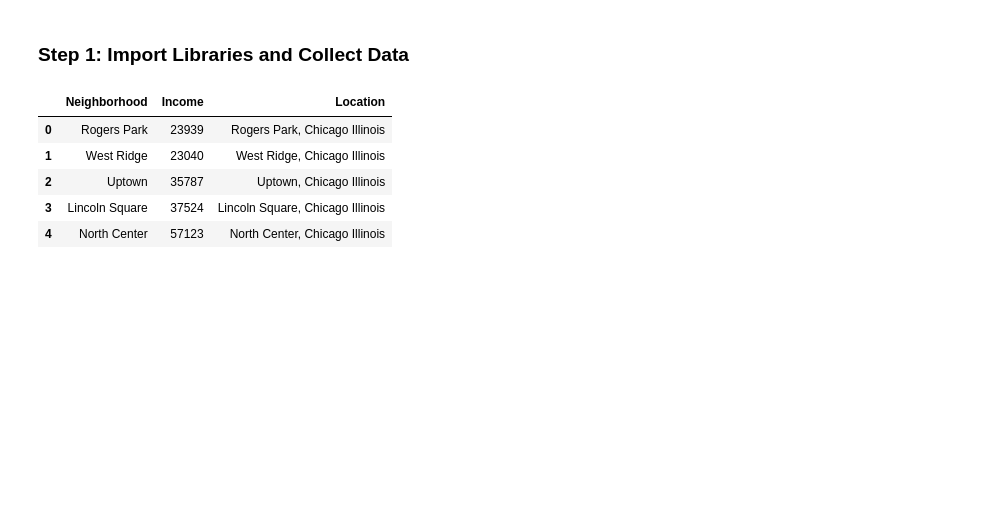
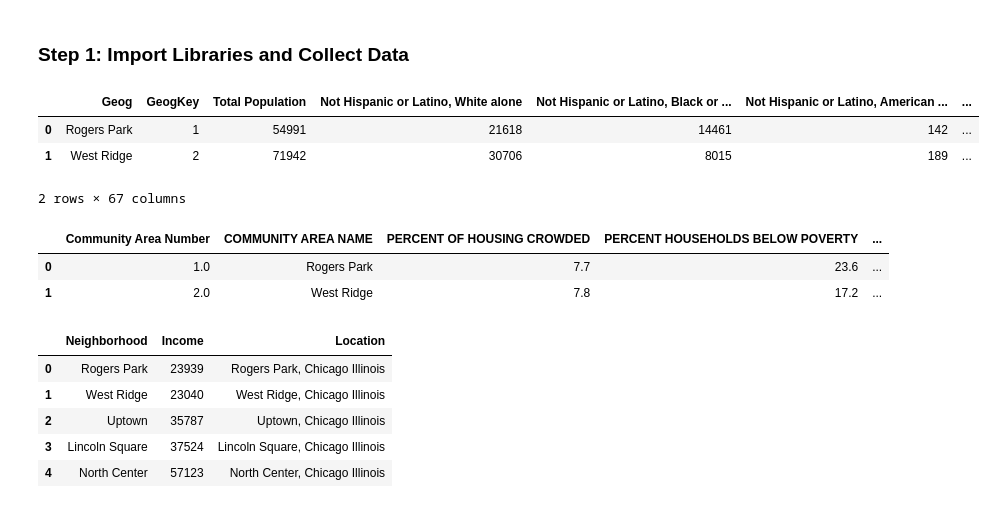
Before and after one commit to scbrown001/Coursera_Capstone, a Jupyter notebook: Data Science Capstone.ipynb, the cells around one changed output. Saved outputs shown, nothing was run; the diff lists cells and outputs as text; code cells hidden in the pictures; blank space fills up the shorter version.

```diff
--- a/Data Science Capstone.ipynb
+++ b/Data Science Capstone.ipynb
@@ -37,6 +37,19 @@ from pandas.io.json import json_normalize
 #read in data files
 censusData = pd.read_excel('2010_chicago_census.xlsx',header = 1)
 socioData = pd.read_csv('Census_Data_-_Selected_socioeconomic_indicators_in_Chicago__2008___2012.csv')
+# %%
+censusData.head(2)
+# %% [output]
+|  | Geog | GeogKey | Total Population | Not Hispanic or Latino, White alone | Not Hispanic or Latino, Black or ... | Not Hispanic or Latino, American ... | ... |
+| 0 | Rogers Park | 1 | 54991 | 21618 | 14461 | 142 | ... |
+| 1 | West Ridge | 2 | 71942 | 30706 | 8015 | 189 | ... |
+2 rows × 67 columns
+# %%
+socioData.head(2)
+# %% [output]
+|  | Community Area Number | COMMUNITY AREA NAME | PERCENT OF HOUSING CROWDED | PERCENT HOUSEHOLDS BELOW POVERTY | ... |
+| 0 | 1.0 | Rogers Park | 7.7 | 23.6 | ... |
+| 1 | 2.0 | West Ridge | 7.8 | 17.2 | ... |
 # %%
 #Combine relevant data
 df1 = censusData.copy()
```
Also changed, not shown: parts of 6 cells of this notebook, 1 other file.
